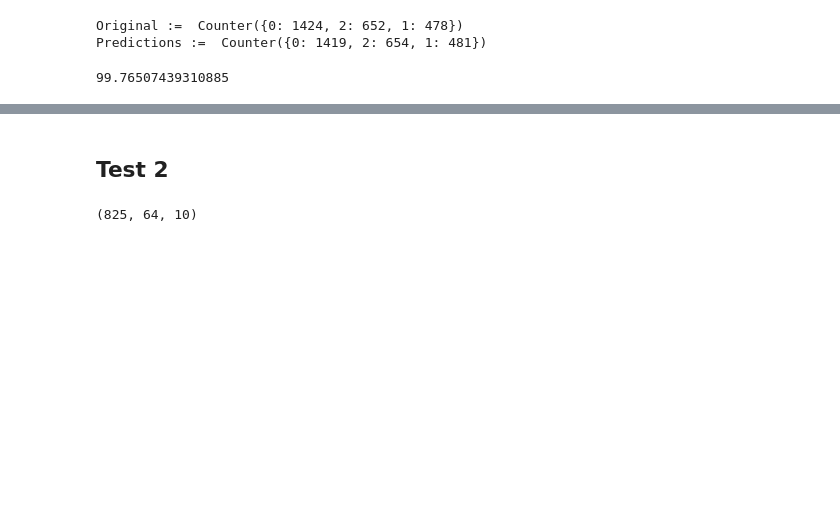
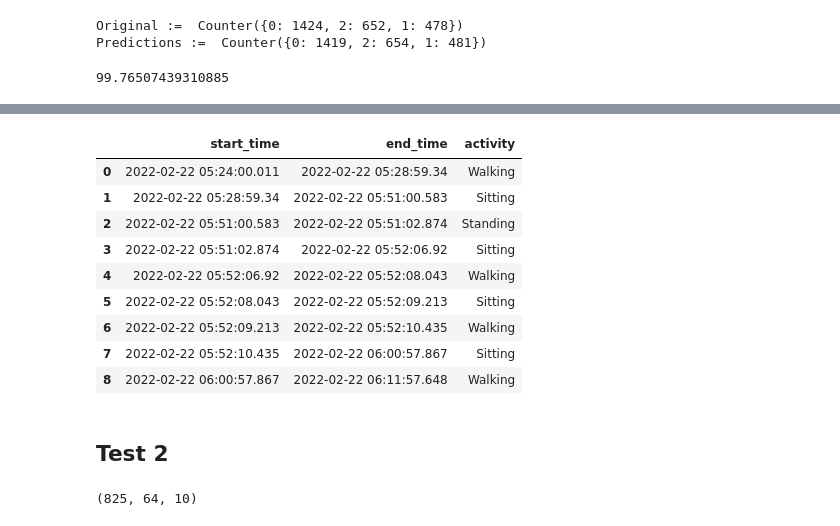
Before and after one commit to ArvindReddyC/Sord_analysis, a Jupyter notebook: Notebooks/CCN_activity_recog.ipynb, the cells around one changed output, grey strips where cells are left out. Cells and saved outputs as stored; diff of their text form; code cells hidden in the pictures; blank space fills up the shorter version.

```diff
--- a/Notebooks/CCN_activity_recog.ipynb
+++ b/Notebooks/CCN_activity_recog.ipynb
@@ -358,11 +352,11 @@ for i,j in enumerate( indices[:-1]):
     listt.append( { 'start_time' : start_time[ indices[i] + 1 ],  'end_time' : start_time[ indices[i+1] + 1 ] , 'activity' :  predds[ indices[i] + 1 ] } )
 
 
-display(df_result.iloc[0:182])
-display(df_result.iloc[182:183])
-display(df_result.iloc[183:184])
-display(df_result.iloc[184:185])
-display(df_result.iloc[185:248])
+# display(df_result.iloc[0:182])
+# display(df_result.iloc[182:183])
+# display(df_result.iloc[183:184])
+# display(df_result.iloc[184:185])
+# display(df_result.iloc[185:248])
 
 import inspect
 inspect.signature(enumerate)
@@ -393,3 +370,13 @@ temp.to_dict( orient = 'records' )
+|  | start_time | end_time | activity |
+| 0 | 2022-02-22 05:24:00.011 | 2022-02-22 05:28:59.34 | Walking |
+| 1 | 2022-02-22 05:28:59.34 | 2022-02-22 05:51:00.583 | Sitting |
+| 2 | 2022-02-22 05:51:00.583 | 2022-02-22 05:51:02.874 | Standing |
+| 3 | 2022-02-22 05:51:02.874 | 2022-02-22 05:52:06.92 | Sitting |
+| 4 | 2022-02-22 05:52:06.92 | 2022-02-22 05:52:08.043 | Walking |
+| 5 | 2022-02-22 05:52:08.043 | 2022-02-22 05:52:09.213 | Sitting |
+| 6 | 2022-02-22 05:52:09.213 | 2022-02-22 05:52:10.435 | Walking |
+| 7 | 2022-02-22 05:52:10.435 | 2022-02-22 06:00:57.867 | Sitting |
+| 8 | 2022-02-22 06:00:57.867 | 2022-02-22 06:11:57.648 | Walking |
 # %% [markdown]
 ## Test 2
 # %%
```
Also changed, not shown: parts of 9 cells of this notebook.
